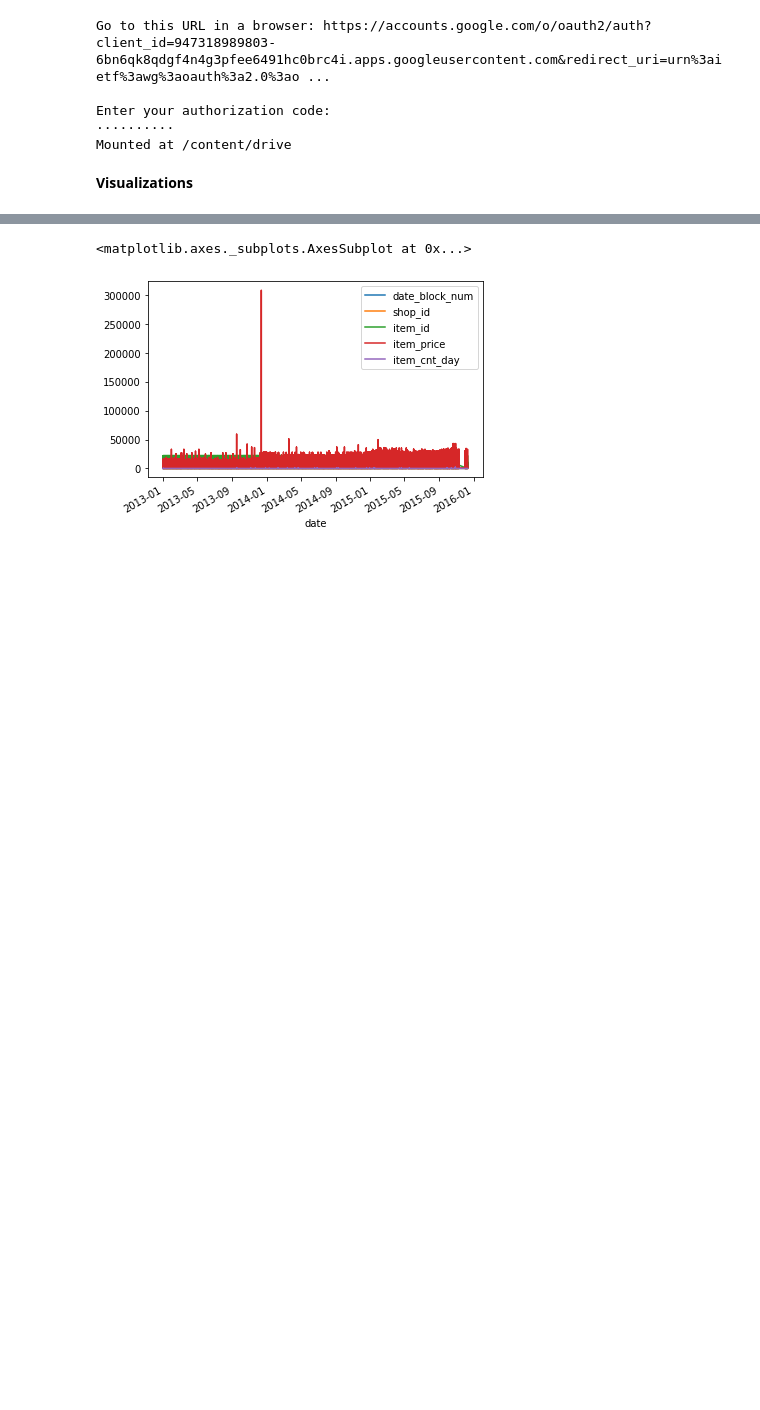
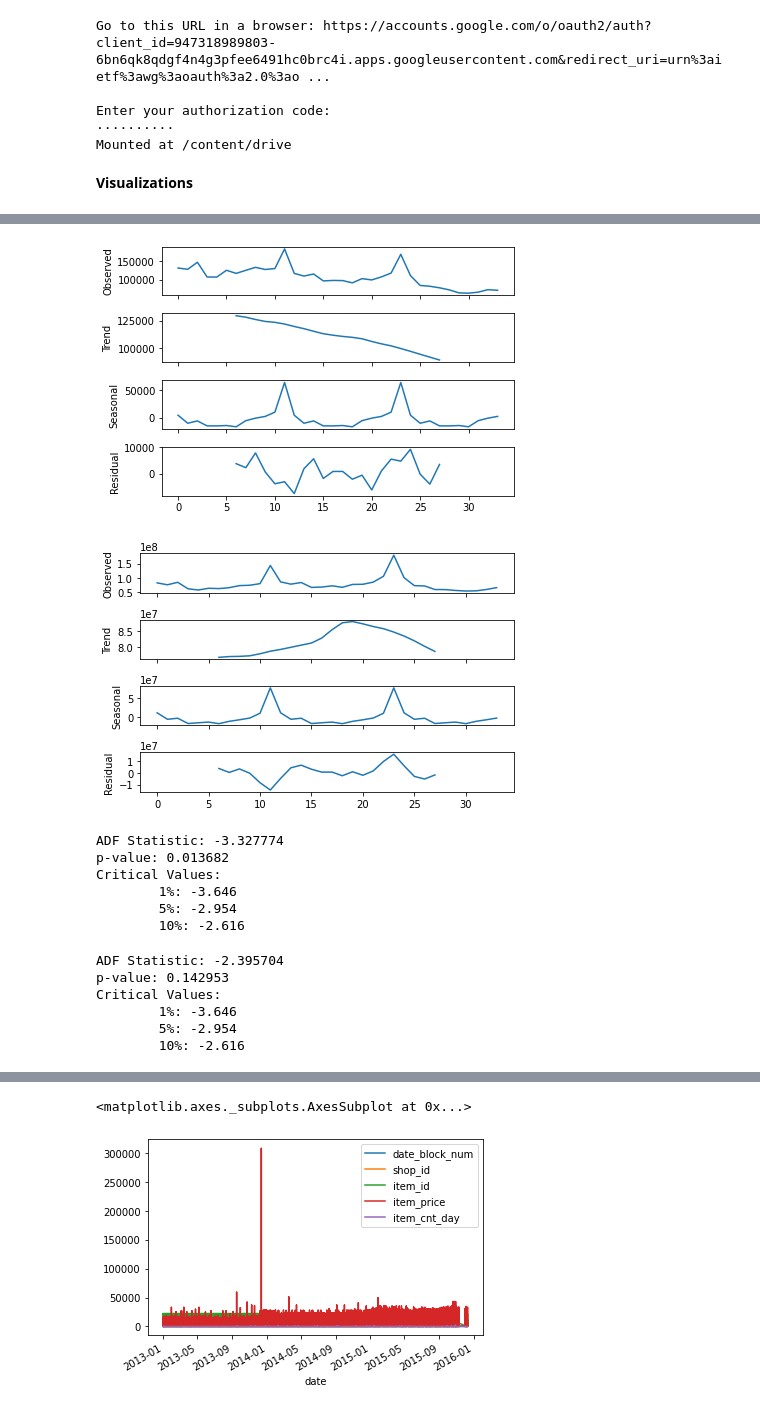
Before and after one commit to aruna09/Predict-Future-Sales, a Jupyter notebook: PredictFutureSales.ipynb, the cells around one changed output, grey strips where cells are left out. Cells and saved outputs as stored; diff of their text form; code cells hidden in the pictures; blank space fills up the shorter version.

Commit message:
Added code to check trend and seasonality. Differencing the feature value function also added.

```diff
--- a/PredictFutureSales.ipynb
+++ b/PredictFutureSales.ipynb
@@ -30,0 +45,51 @@ train_copy = train[['date', 'date_block_num','shop_id', 'item_id', 'item_price',
+# %%
+from statsmodels.tsa.seasonal import seasonal_decompose
+
+decomposed = seasonal_decompose(total_sales_permonth['item_cnt_day'], model='additive', freq=12)
+x = decomposed.plot()
+
+decomposed = seasonal_decompose(total_sales_permonth['item_price'], model='additive', freq=12)
+x = decomposed.plot()
+
+# A clear seasonality and trend shows both in additive and multiplicative model for No_of__items_sold
+# %% [output]
+[figure, added]
+[figure, added]
+# %%
+from statsmodels.tsa.stattools import adfuller
+
+result = adfuller(total_sales_permonth['item_price'])
+print('ADF Statistic: %f' % result[0])
+print('p-value: %f' % result[1])
+print('Critical Values:')
+for key, value in result[4].items():
+	print('\t%s: %.3f' % (key, value))
+
+ # The p value indicates no trend.
+# %% [output]
+ADF Statistic: -3.327774
+p-value: 0.013682
+Critical Values:
+        1%: -3.646
+        5%: -2.954
+        10%: -2.616
+# %%
+## For item_cnt_day
+from statsmodels.tsa.stattools import adfuller
+
+result = adfuller(total_sales_permonth['item_cnt_day'])
+print('ADF Statistic: %f' % result[0])
+print('p-value: %f' % result[1])
+print('Critical Values:')
+for key, value in result[4].items():
+	print('\t%s: %.3f' % (key, value))
+
+ # the given p value is greater than 1% or 5% and hence the data is not stationary. Now that we know the data is not stationary,
+ # the next logical step is to difference the trend from the given feature.
+# %% [output]
+ADF Statistic: -2.395704
+p-value: 0.142953
+Critical Values:
+        1%: -3.646
+        5%: -2.954
+        10%: -2.616
```
Also changed, not shown: parts of 21 cells of this notebook.
